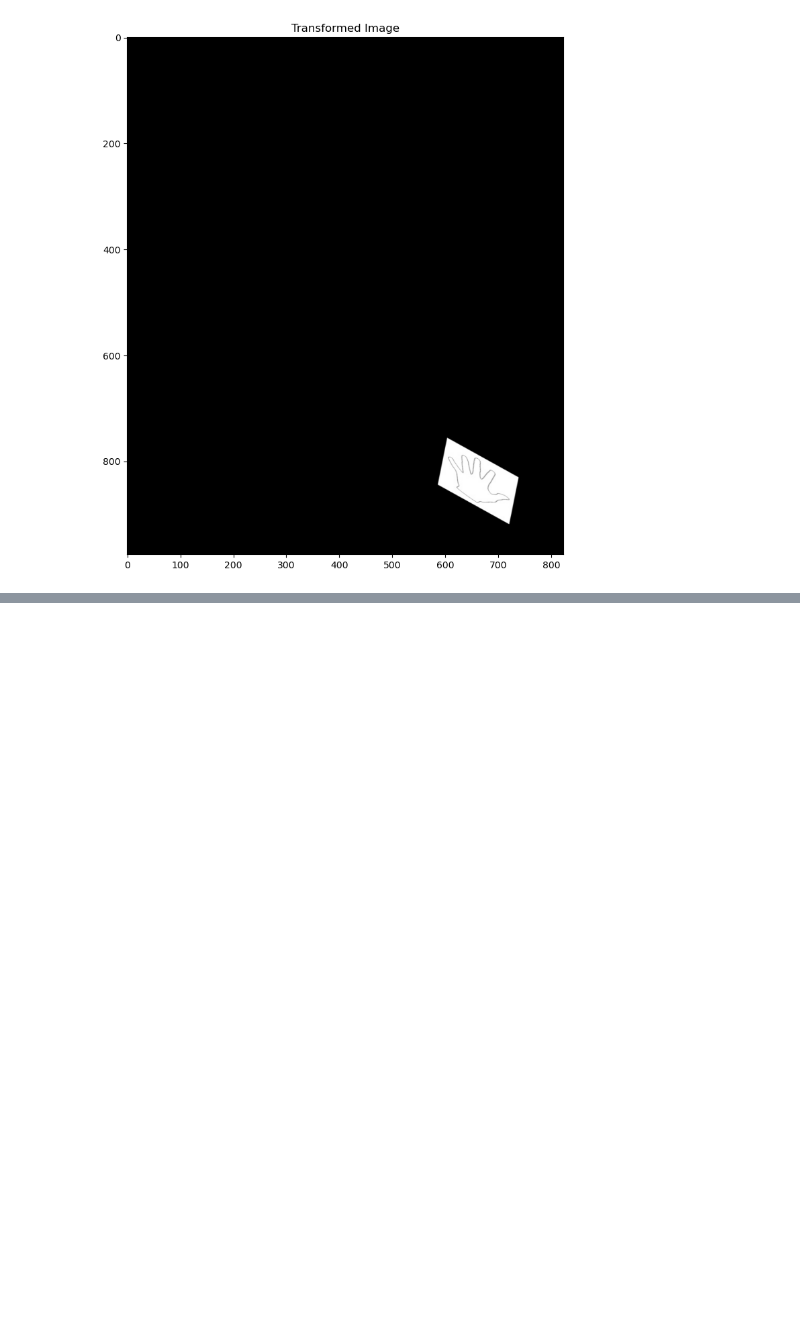
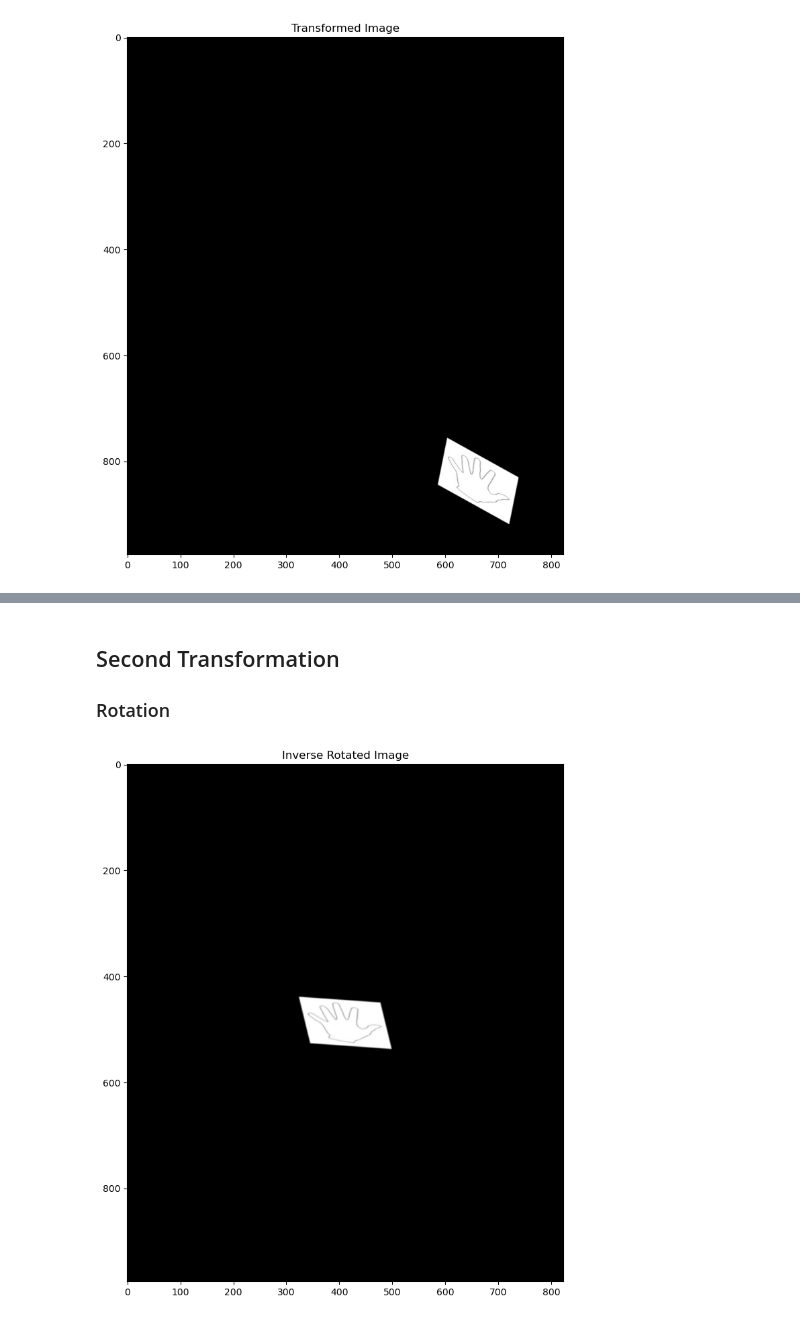
Before and after one commit to aradmehralian/Multi-Media-Projects, a Jupyter notebook: Project2/Q1.ipynb, the cells around one changed output, grey strips where cells are left out. Drawn from its saved outputs; the diff is of its cells as text; code cells hidden in the pictures; blank space fills up the shorter version.

```diff
--- a/Project2/Q1.ipynb
+++ b/Project2/Q1.ipynb
@@ -20,0 +75,10 @@ imshow(transformed_image , "Transformed image")
+# %% [markdown]
+## Second Transformation
+### Rotation
+# %%
+# Finding the rotation angle by trial and error
+img_derotated = cv2.warpAffine(img_detranslate, cv2.getRotationMatrix2D((original_centroid_x, original_centroid_y), 25, 1), (width, heigth))
+# %%
+imshow(img_derotated, "inverse rotated image")
+# %% [output]
+[figure, added]
```
Also changed, not shown: parts of 20 cells of this notebook.
